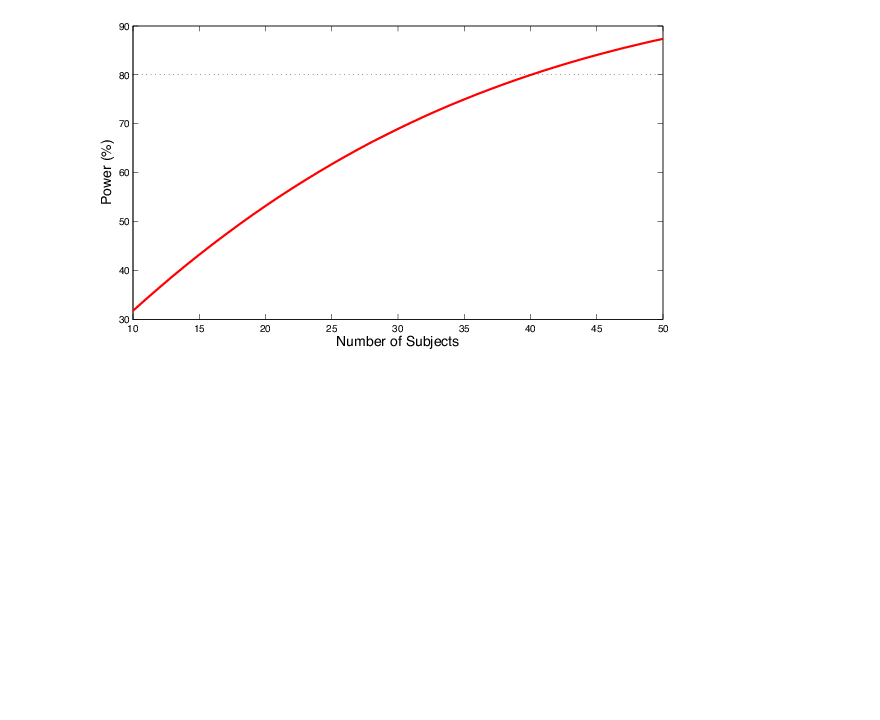
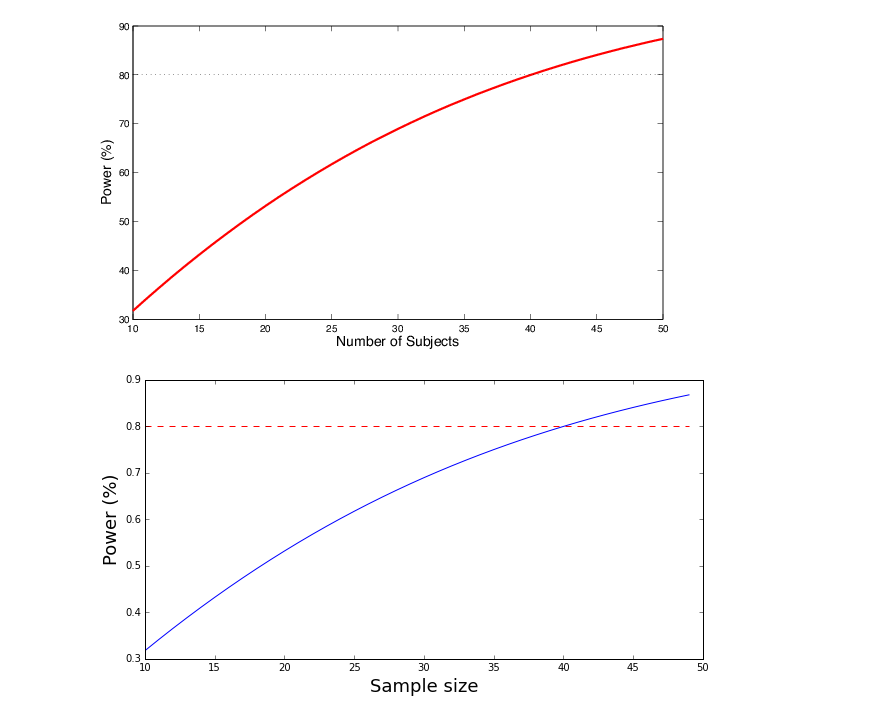
Before and after one commit to poldrack/fmri-handbook-2e-code, a Jupyter notebook: notebooks/Chapter7-Inference/Chapter7-Inference.ipynb, the cells around one changed output. Saved outputs shown, nothing was run; the diff lists cells and outputs as text; code cells hidden in the pictures; blank space fills up the shorter version.

```diff
--- a/notebooks/Chapter7-Inference/Chapter7-Inference.ipynb
+++ b/notebooks/Chapter7-Inference/Chapter7-Inference.ipynb
@@ -312,3 +353,28 @@ __Figure 7.7:__ Power curve. The curve was generated using an estimated mean eff
 WImage(filename=os.path.join(orig_figuredir,'Figure_7_7.pdf'))
 # %% [output]
 [figure]
+# %%
+mu=0.8
+sigma=2.0
+alpha=0.05
+N=41
+
+def power(mu,sigma,N):
+    ncp=(numpy.sqrt(N)*mu)/sigma
+    nct= scipy.stats.nct(N-1, ncp)
+    t=scipy.stats.t.ppf(1-alpha,N-1)
+    return 1 - nct.cdf(t)
+
+nvals=range(10,50)
+p=numpy.zeros(len(nvals))
+for i in range(len(nvals)):
+    p[i]=power(mu,sigma,nvals[i])
+
+plt.figure(figsize=(10,5))
+plt.plot(nvals,p)
+plt.plot([numpy.min(nvals),numpy.max(nvals)],[0.8,0.8],color='red',linestyle='--')
+plt.xlabel('Sample size',fontsize=18)
+plt.ylabel('Power (%)',fontsize=18)
+plt.savefig(os.path.join(figuredir,'Figure_7_7.svg'),format='svg',dpi=1200)
+# %% [output]
+[figure, added]
```
Also changed, not shown: parts of 6 cells of this notebook.
